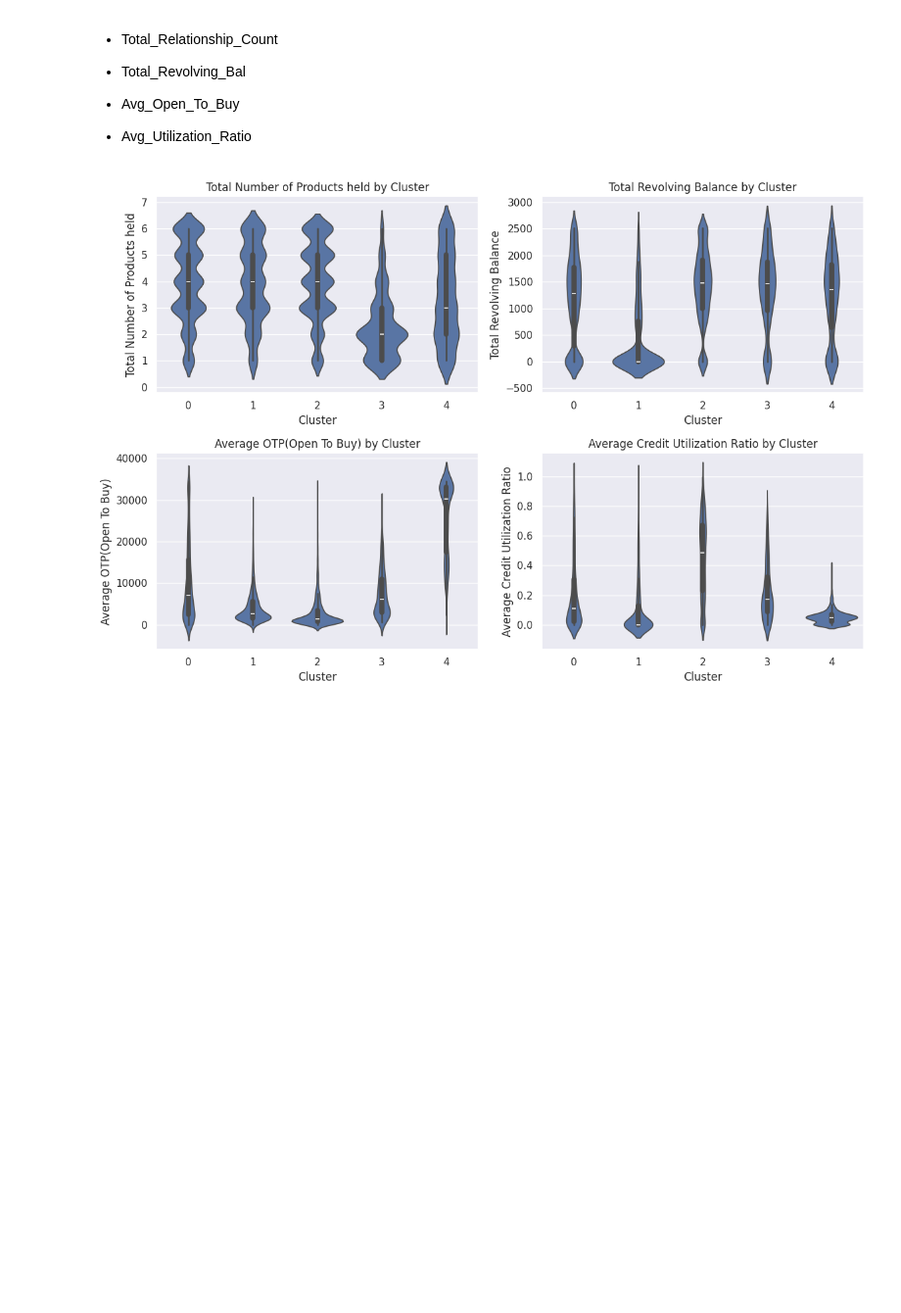
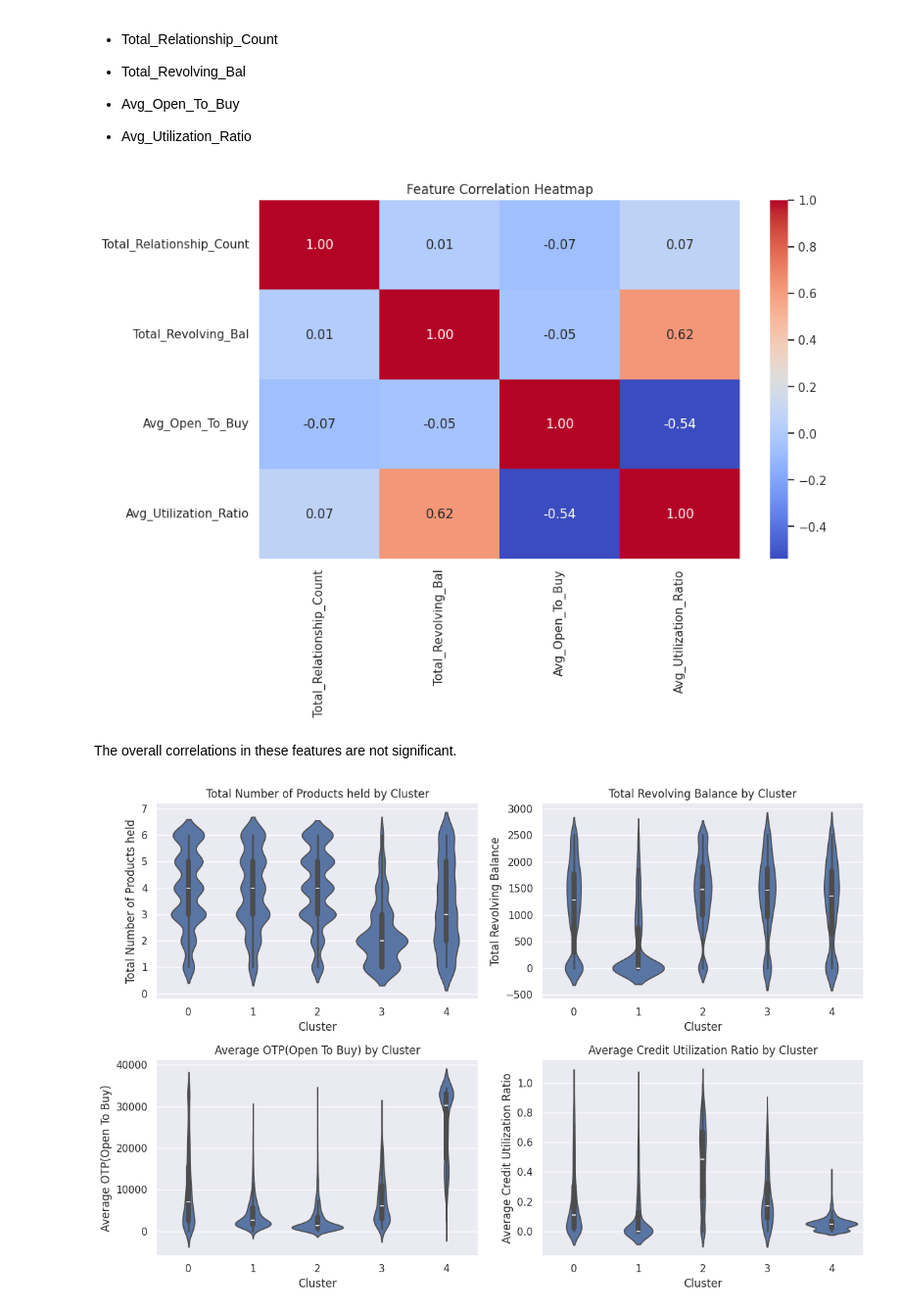
Before and after one commit to SpikyCherry/DSA3101_group9, a Jupyter notebook: A3_Customer_Behaviours.ipynb, the cells around one changed output. Shown at 98% size. Drawn from its saved outputs; the diff is of its cells as text; code cells hidden in the pictures; blank space fills up the shorter version.

```diff
--- a/A3_Customer_Behaviours.ipynb
+++ b/A3_Customer_Behaviours.ipynb
@@ -456,6 +532,17 @@ plt.show()
 - Total_Revolving_Bal
 - Avg_Open_To_Buy
 - Avg_Utilization_Ratio
+# %%
+selected_columns = ['Total_Relationship_Count','Total_Revolving_Bal','Avg_Open_To_Buy','Avg_Utilization_Ratio']
+
+plt.figure(figsize=(10, 6))
+sns.heatmap(hc_data[selected_columns].corr(), annot=True, cmap='coolwarm', fmt=".2f")
+plt.title('Feature Correlation Heatmap')
+plt.show()
+# %% [output]
+[figure, added]
+# %% [markdown]
+The overall correlations in these features are not significant.
 # %%
 fig, axes = plt.subplots(2, 2, figsize=(12, 8))
 
```
Also changed, not shown: parts of 22 cells of this notebook.
